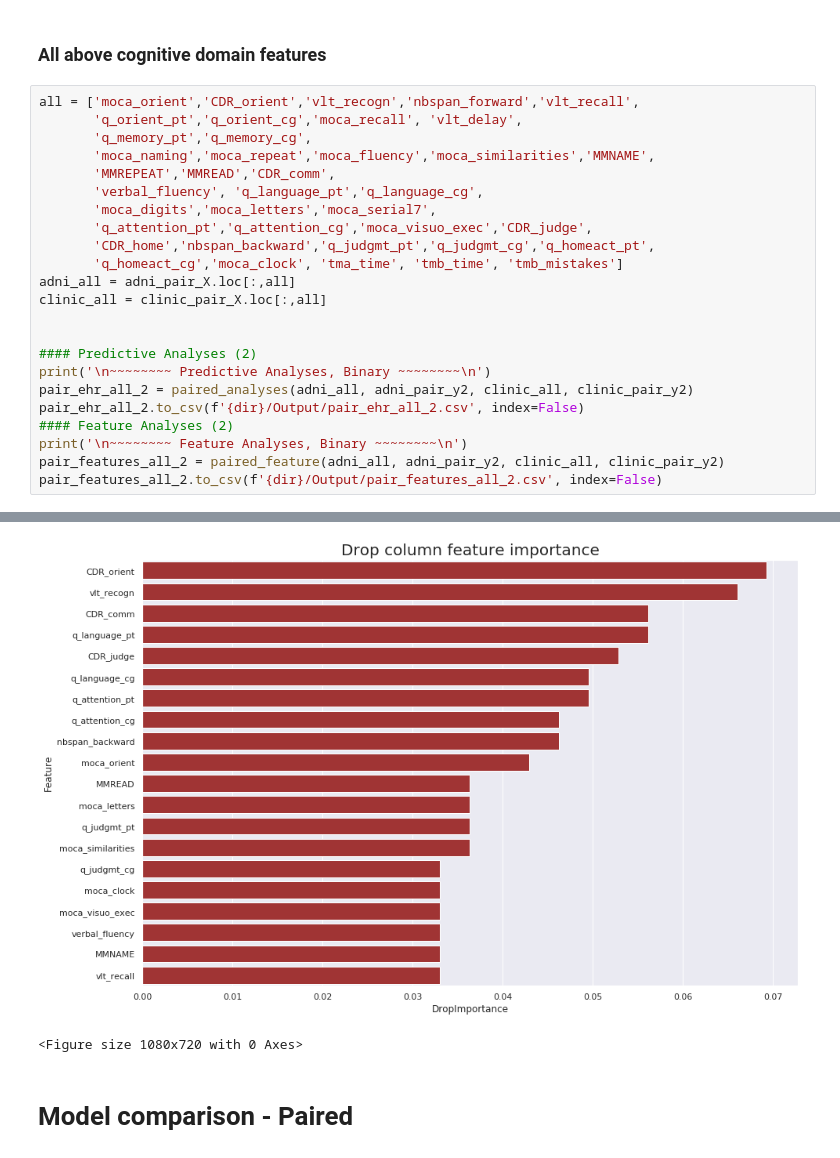
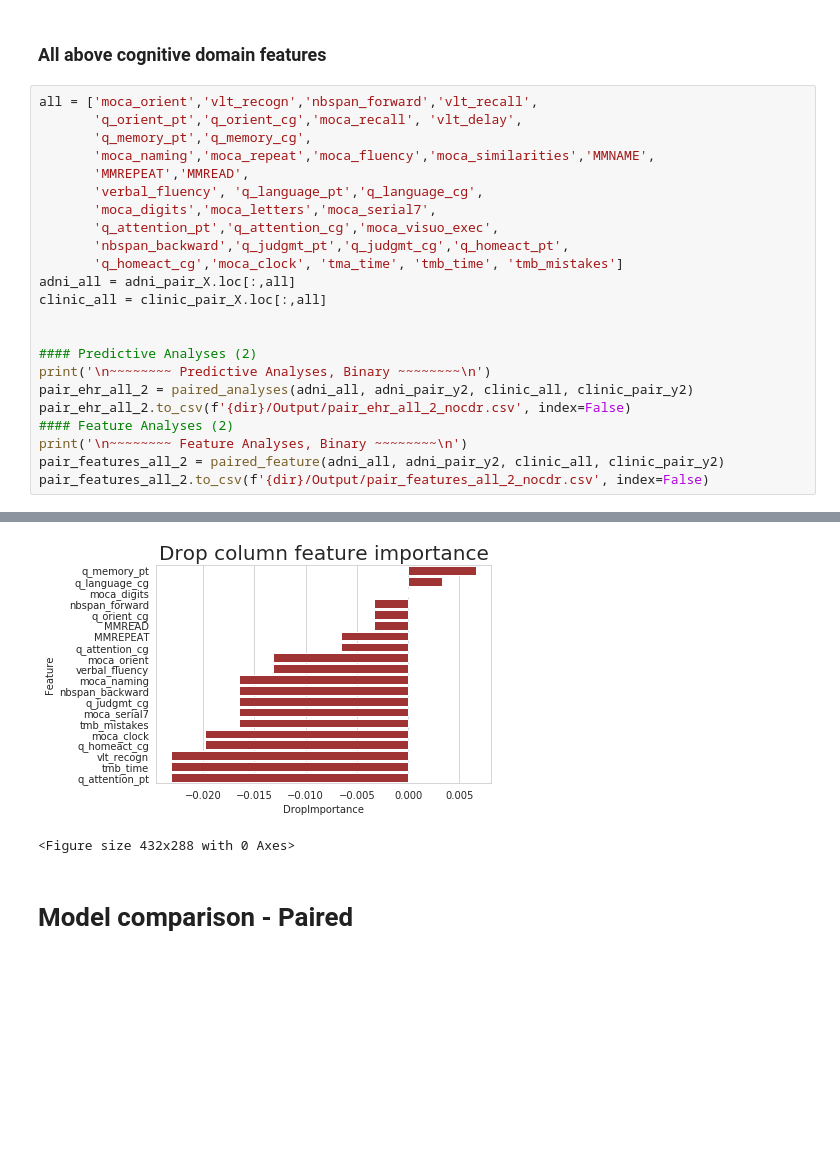
Before and after one commit to mjkleiman/streamlineAD, a Jupyter notebook: KleimanPhD_Chp4.ipynb, the cells around one changed output, grey strips where cells are left out. Cells and saved outputs as stored; diff of their text form; blank space fills up the shorter version.

```diff
--- a/KleimanPhD_Chp4.ipynb
+++ b/KleimanPhD_Chp4.ipynb
@@ -1677,15 +1525,15 @@ F1 score:        0.8080808080808082
 # %% [markdown]
 ### All above cognitive domain features
 # %%
-all = ['moca_orient','CDR_orient','vlt_recogn','nbspan_forward','vlt_recall',
+all = ['moca_orient','vlt_recogn','nbspan_forward','vlt_recall',
        'q_orient_pt','q_orient_cg','moca_recall', 'vlt_delay',
        'q_memory_pt','q_memory_cg',
        'moca_naming','moca_repeat','moca_fluency','moca_similarities','MMNAME',
-       'MMREPEAT','MMREAD','CDR_comm',
+       'MMREPEAT','MMREAD',
        'verbal_fluency', 'q_language_pt','q_language_cg',
        'moca_digits','moca_letters','moca_serial7',
-       'q_attention_pt','q_attention_cg','moca_visuo_exec','CDR_judge',
-       'CDR_home','nbspan_backward','q_judgmt_pt','q_judgmt_cg','q_homeact_pt',
+       'q_attention_pt','q_attention_cg','moca_visuo_exec',
+       'nbspan_backward','q_judgmt_pt','q_judgmt_cg','q_homeact_pt',
        'q_homeact_cg','moca_clock', 'tma_time', 'tmb_time', 'tmb_mistakes']
 adni_all = adni_pair_X.loc[:,all]
 clinic_all = clinic_pair_X.loc[:,all]
@@ -1694,11 +1542,11 @@ clinic_all = clinic_pair_X.loc[:,all]
 #### Predictive Analyses (2)
 print('\n~~~~~~~~ Predictive Analyses, Binary ~~~~~~~~\n')
 pair_ehr_all_2 = paired_analyses(adni_all, adni_pair_y2, clinic_all, clinic_pair_y2)
-pair_ehr_all_2.to_csv(f'{dir}/Output/pair_ehr_all_2.csv', index=False)
+pair_ehr_all_2.to_csv(f'{dir}/Output/pair_ehr_all_2_nocdr.csv', index=False)
 #### Feature Analyses (2)
 print('\n~~~~~~~~ Feature Analyses, Binary ~~~~~~~~\n')
 pair_features_all_2 = paired_feature(adni_all, adni_pair_y2, clinic_all, clinic_pair_y2)
-pair_features_all_2.to_csv(f'{dir}/Output/pair_features_all_2.csv', index=False)
+pair_features_all_2.to_csv(f'{dir}/Output/pair_features_all_2_nocdr.csv', index=False)
 # %% [output]
 ~~~~~~~~ Predictive Analyses, Binary ~~~~~~~~
 
@@ -1721,5 +1569,5 @@ F1 score:        0.8214285714285714
-[figure, old version]
+[figure, new version]
-<Figure size 1080x720 with 0 Axes>
+<Figure size 432x288 with 0 Axes>
 # %% [markdown]
 # Model comparison - Paired
 # %%
```
Also changed, not shown: parts of 42 cells of this notebook.
